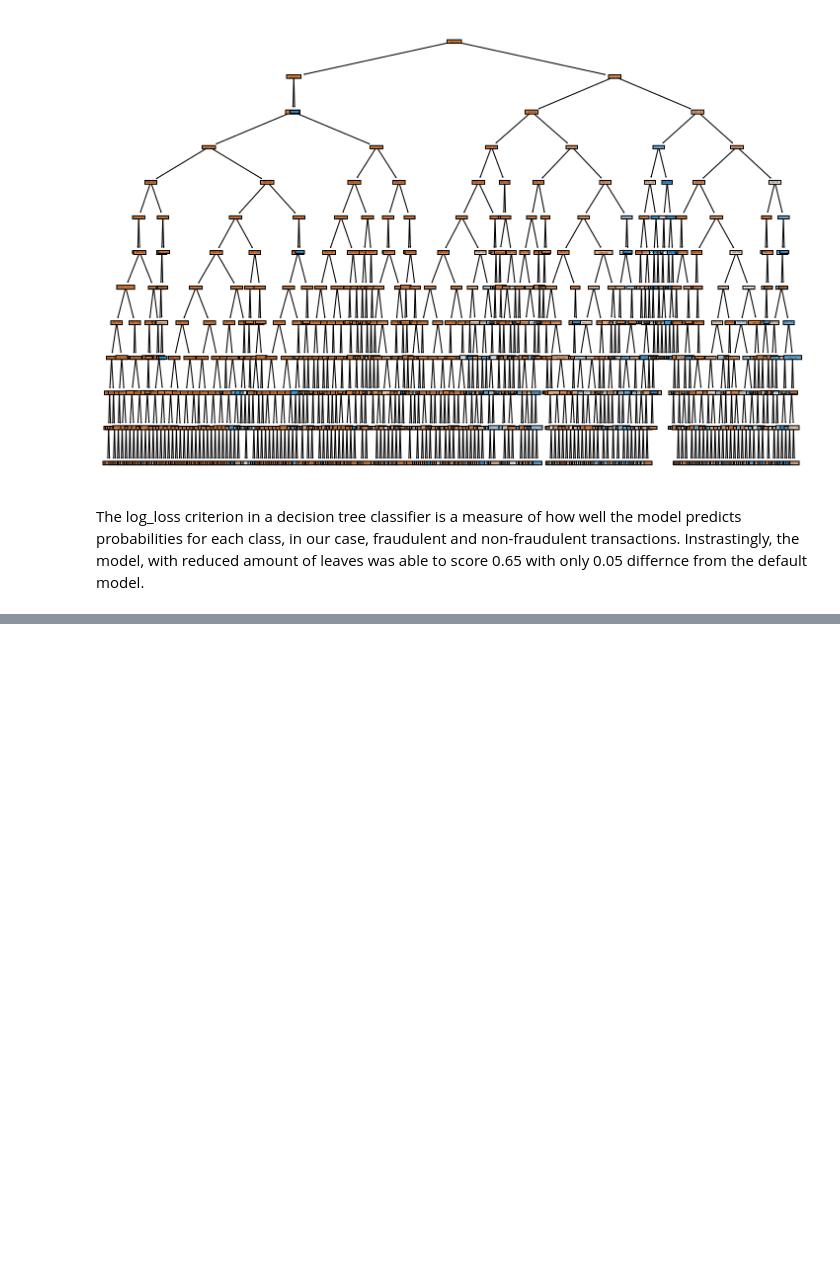
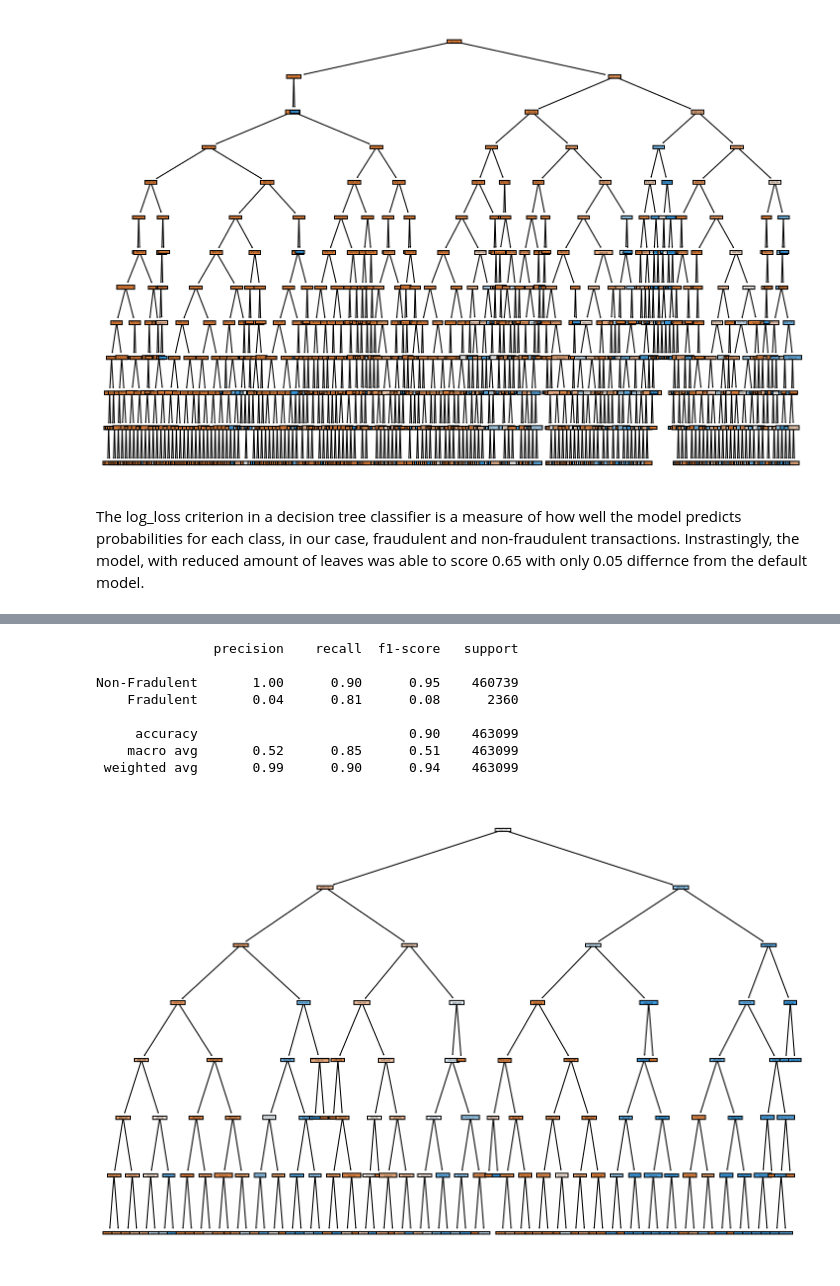
Before and after one commit to Kokolipa/fraudulent_transactions, a Jupyter notebook: ML_and_dashboard/ML/ml_model.ipynb, the cells around one changed output, grey strips where cells are left out. Saved outputs shown, nothing was run; the diff lists cells and outputs as text; code cells hidden in the pictures; blank space fills up the shorter version.

```diff
--- a/ML_and_dashboard/ML/ml_model.ipynb
+++ b/ML_and_dashboard/ML/ml_model.ipynb
@@ -398,0 +469,4 @@ pickle.dump(tree_class, open('model.pkl','wb'))
+# %%
+# Recalculating the wight proportion between fraudulent and non-fraudulent transactions
+balanced_wieght = balanced_train['is_fraud'].loc[balanced_train['is_fraud']==0].count() / balanced_train['is_fraud'].loc[balanced_train['is_fraud']==1].count()
+balanced_wieght
@@ -398,0 +543,12 @@ pickle.dump(tree_class, open('model.pkl','wb'))
+# %%
+report_model(tree_balanced)
+# %% [output]
+               precision    recall  f1-score   support
+
+Non-Fradulent       1.00      0.90      0.95    460739
+    Fradulent       0.04      0.81      0.08      2360
+
+     accuracy                           0.90    463099
+    macro avg       0.52      0.85      0.51    463099
+ weighted avg       0.99      0.90      0.94    463099
+[figure, added]
```
Also changed, not shown: parts of 31 cells of this notebook, 2 other files.
